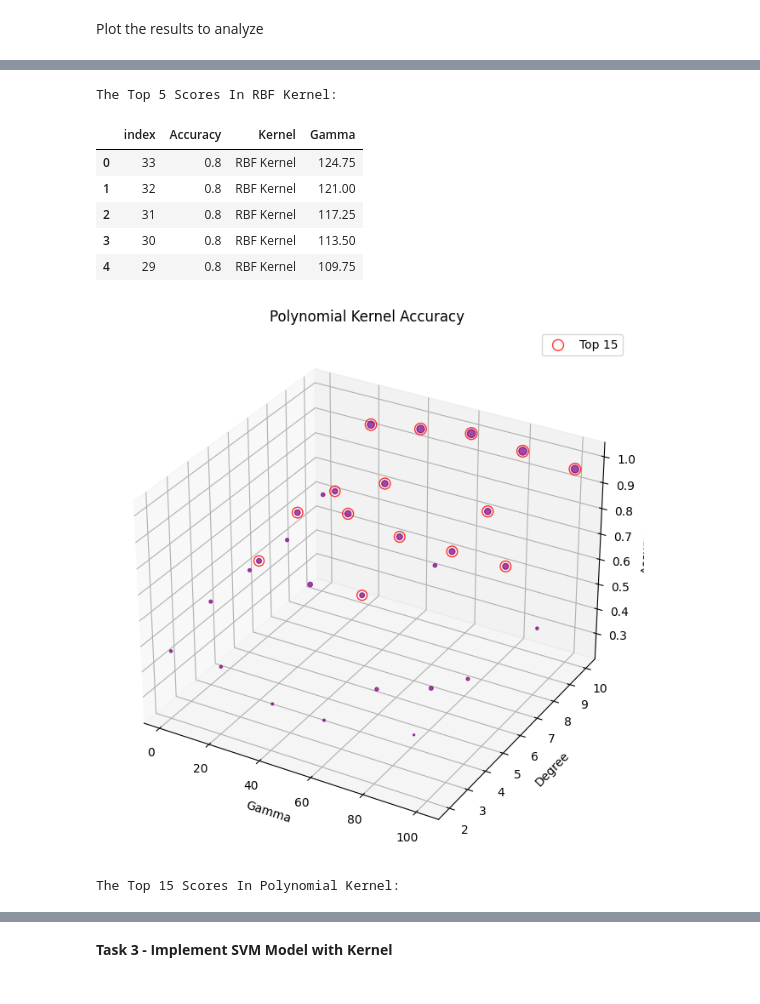
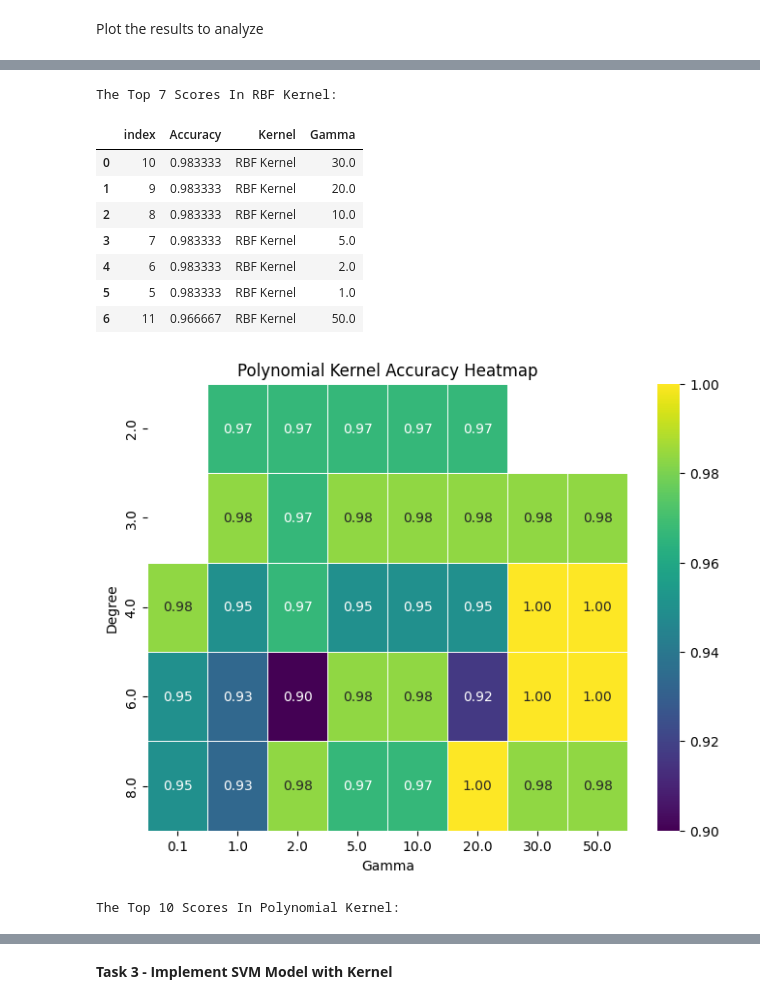
Before and after one commit to OmerKriger/IntroMachineLearning-SVM, a Jupyter notebook: HomeAssignment4 - Code.ipynb, the cells around one changed output, grey strips where cells are left out. Saved outputs shown, nothing was run; the diff lists cells and outputs as text; code cells hidden in the pictures.

```diff
--- a/HomeAssignment4 - Code.ipynb
+++ b/HomeAssignment4 - Code.ipynb
@@ -164,5 +165,5 @@ def polynomial_kernel(x, y, gamma:float=1.0, degree:int=2.0):
     return (gamma * np.dot(x, y.T) + 1) ** degree
 
 def RBF_kernel(x, y, gamma:float=1.0):
-    return np.e**(-(x - y).T @ (x - y))
+    return np.e**(-gamma * np.linalg.norm(x - y))
 # %%
@@ -194,5 +202,5 @@ def plot_classifier_kernel(alpha, X, y, ker, *args:float, s_point=None,s_circule
 # %%
-def svm_dual_kernel(X, y, ker, *args:float, threshold=None, max_iter=1000):
+def svm_dual_kernel(X, y, ker, *args:float, max_iter=1000):
     N, n = X.shape
     P = np.empty((N, N))
     for i, j in itertools.product(range(N), range(N)):
@@ -202,13 +210,7 @@ def svm_dual_kernel(X, y, ker, *args:float, threshold=None, max_iter=1000):
     q = -np.ones(N)
     GG = -np.eye(N)
     h = np.zeros(N)
-
     alpha = qps.solve_qp(P, q, GG, h, solver='osqp', max_iter=max_iter)
-
-    if(threshold != None):
-        sv = np.argwhere(alpha >= threshold).reshape(-1)
-        weights = alpha[sv] * y[sv] * X[sv]
-        return alpha, weights
     return alpha
 # %%
 # RBF Kernel for ALL Dataset - Example
@@ -220,6 +222,6 @@ plot_classifier_kernel(alpha, X, y, RBF_kernel, gamma, s_point=20,s_circule=150,
 # %%
 # Polynomial Kernel for ALL Dataset - Example
 gamma, degree = 0.5 ,5
-alpha, w = svm_dual_kernel(X, y, polynomial_kernel, gamma, degree,threshold=0.90)
+alpha = svm_dual_kernel(X, y, polynomial_kernel, gamma, degree)
 plot_classifier_kernel(alpha, X, y, polynomial_kernel, gamma, degree, s_point=20,s_circule=150,threshold=0.90,title='Polynomial Kernel SVM')
 # %% [output]
@@ -227,11 +229,11 @@ plot_classifier_kernel(alpha, X, y, polynomial_kernel, gamma, degree, s_point=20
 # %%
-def predict_labels(alpha, weights, X_train, y_train, X_tst, ker, *args:float):
+def predict_labels(alpha, X_train, y_train, X_tst, ker, *args:float):
     x = X_tst[:,0]
     y = X_tst[:,1]
     N, n = X_train.shape
     z = np.zeros(x.shape)
     for i in range(x.shape[0]):
-        z[i] = sum([y_train[k]*alpha[k]*ker(X_train[k,:], np.array([x[i],y[i]]), *args) for k in range(N)])
+        z[i] = sum([y_train[k]*alpha[k]*ker(X_train[k,:], X_tst[i,:].T, *args) for k in range(N)])
     return np.sign(z)
 # %%
 # Grid Search for gamma value - RBF Kernel
@@ -281,8 +288,8 @@ Plot the results to analyze
 # Plot the results for analyze
 
 # Settings
-k_rbf = 5 # top k highest scores for RBF
-k_poly = 15 # top k highest scores for Poly
+k_rbf = 7 # top k highest scores for RBF
+k_poly = 10 # top k highest scores for Poly
 
 # Create a DataFrame from the dictionary
 data = pd.DataFrame(scores.values(), index=scores.keys(), columns=['Accuracy'])
@@ -307,29 +314,18 @@ display(rbf_data.sort_values(by=['Accuracy','Gamma'],ascending=False).reset_inde
 
 
 # ----------- Polynomial Kernel -----------
-# Create a 3D scatter plot for Polynomial Kernel
-fig = plt.figure(figsize=plt.figaspect(1))
-ax = fig.add_subplot(111, projection='3d')
-# ax.view_init(elev=22, azim=45)  # Adjust the elevation and azimuth angles
-ax.scatter(poly_data['Gamma'], poly_data['Degree'], poly_data['Accuracy'],c='purple', s=60 ** poly_data['Accuracy']*0.8,alpha=0.7) # point is bigger as accuracy is higher
-ax.set_xlabel('Gamma')
-ax.set_ylabel('Degree')
-ax.set_zlabel('Accuracy')
-ax.set_title('Polynomial Kernel Accuracy')
+# Create a pivot table of scores
+heatmap_data = poly_data.pivot(index='Degree', columns='Gamma', values='Accuracy')
 
-# Get the idx of the top 10 highest scores in Poly Kernel
-top_idx = poly_data['Accuracy'].nlargest(k_poly).index
-
-# Mark the K highest scores with red marker circule
-ax.scatter(poly_data.loc[top_idx, 'Gamma'], poly_data.loc[top_idx, 'Degree'], poly_data.loc[top_idx, 'Accuracy'],
-            s=100 * poly_data.loc[top_idx, 'Accuracy'],alpha=0.8, edgecolors='red', facecolors='none', marker='o', label=f'Top {k_poly}')
-
-# Add a legend
-ax.legend()
-# Show the plots
+# Plot the heatmap
+plt.figure(figsize=(8, 6))
+sns.heatmap(heatmap_data, cmap='viridis', annot=True, fmt=".2f", cbar=True, linewidths=0.5)
+plt.xlabel('Gamma')
+plt.ylabel('Degree')
+plt.title('Polynomial Kernel Accuracy Heatmap')
 plt.show()
 
 print(f'The Top {k_poly} Scores In Polynomial Kernel:\n')
-display(poly_data.sort_values(by=['Accuracy','Degree','Gamma'],ascending=False).reset_index().head(k_poly)) # show the top K accuracy for Poly kernel
+display(poly_data.sort_values(by=['Accuracy','Degree','Gamma'],ascending=False).head(k_poly)) # show the top K accuracy for Poly kernel
 # -------------- Polynomial Kernel End --------------
 # %% [output]
@@ -337,9 +333,11 @@ display(poly_data.sort_values(by=['Accuracy','Degree','Gamma'],ascending=False).
-The Top 5 Scores In RBF Kernel:
+The Top 7 Scores In RBF Kernel:
 |  | index | Accuracy | Kernel | Gamma |
-| 0 | 33 | 0.8 | RBF Kernel | 124.75 |
-| 1 | 32 | 0.8 | RBF Kernel | 121.00 |
-| 2 | 31 | 0.8 | RBF Kernel | 117.25 |
-| 3 | 30 | 0.8 | RBF Kernel | 113.50 |
-| 4 | 29 | 0.8 | RBF Kernel | 109.75 |
+| 0 | 10 | 0.983333 | RBF Kernel | 30.0 |
+| 1 | 9 | 0.983333 | RBF Kernel | 20.0 |
+| 2 | 8 | 0.983333 | RBF Kernel | 10.0 |
+| 3 | 7 | 0.983333 | RBF Kernel | 5.0 |
+| 4 | 6 | 0.983333 | RBF Kernel | 2.0 |
+| 5 | 5 | 0.983333 | RBF Kernel | 1.0 |
+| 6 | 11 | 0.966667 | RBF Kernel | 50.0 |
-[figure, old version]
+[figure, new version]
-The Top 15 Scores In Polynomial Kernel:
+The Top 10 Scores In Polynomial Kernel:
```
Also changed, not shown: parts of 21 cells of this notebook, 1 other file.
